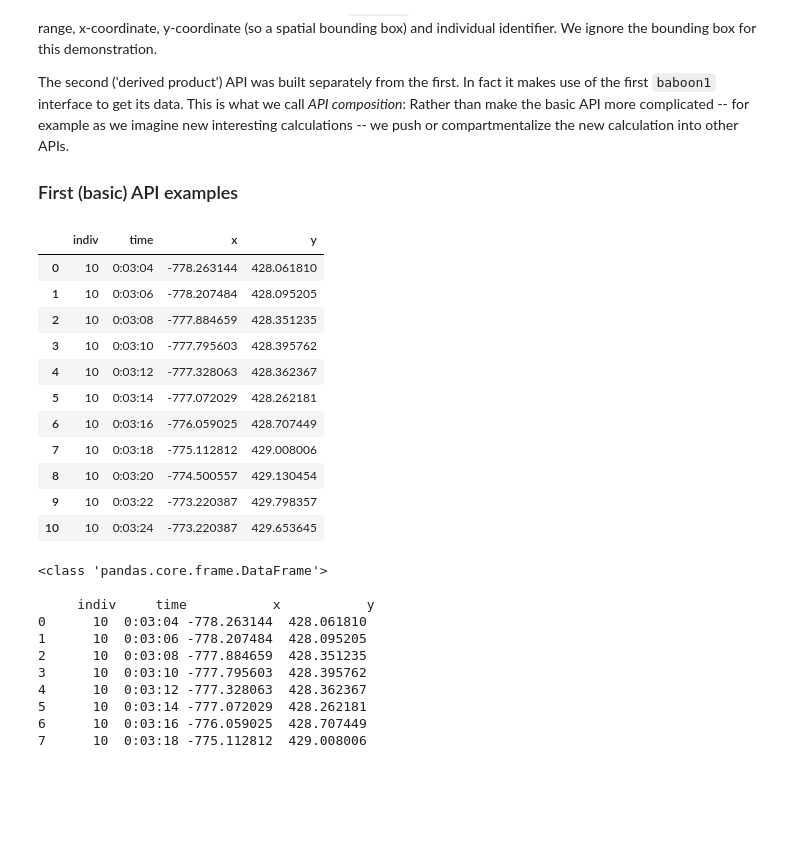
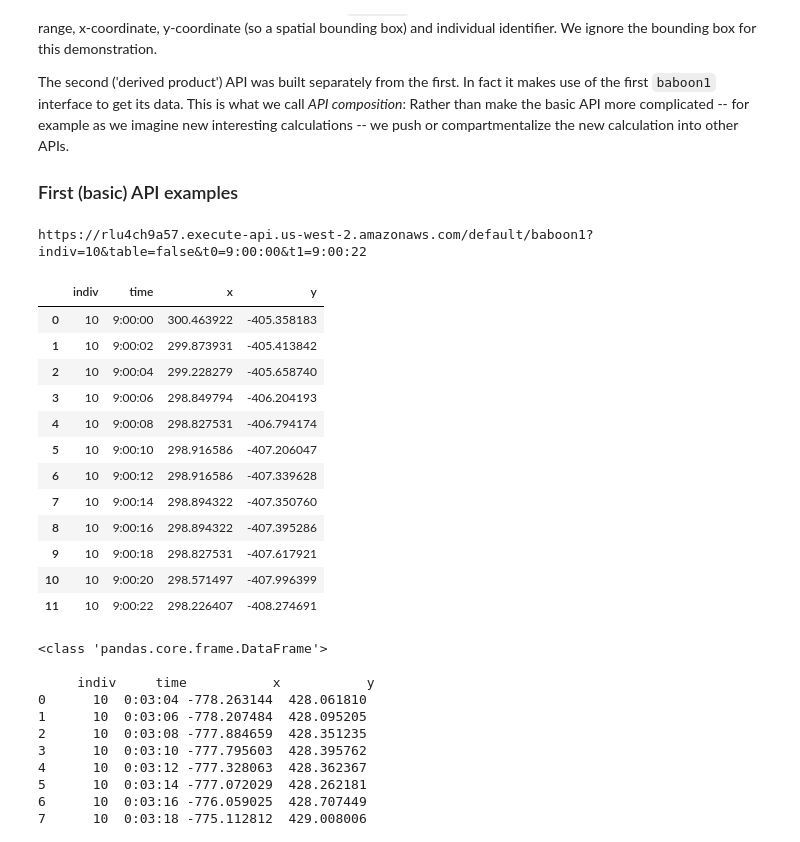
Before and after one commit to robfatland/zero2x, a Jupyter notebook: Zero2APIClient.ipynb, the cells around one changed output. Cells and saved outputs as stored; diff of their text form; code cells hidden in the pictures; blank space fills up the shorter version.

Commit message:
add 5min 1day data moi moi n n s

```diff
--- a/Zero2APIClient.ipynb
+++ b/Zero2APIClient.ipynb
@@ -29,29 +29,30 @@ import requests
 # %%
 # use the 'baboons1' interface to get 11 rows of data
 
 indiv = 10              # there are at least 38 GPS collars; we have here data for only 26 of them
 table = 'false'         # tabular data flag false means 'send the result as JSON'
-t0 = '0:02:52'          # Time range begins at 2 minutes 52 seconds; duration 32 seconds
-t1 = '0:03:24'          #   but only 22 seconds of data are returned
+t0 = '9:00:00'          # Time range begins at 2 minutes 52 seconds; duration 32 seconds
+t1 = '9:00:22'          #   but only 22 seconds of data are returned
 
 baseURL = 'https://rlu4ch9a57.execute-api.us-west-2.amazonaws.com/default/baboon1'
 url     = baseURL + '?indiv={}&table={}&t0={}&t1={}'.format(indiv,table,t0,t1)
-
 a=pd.read_json(url)     # the url contains the details of the query; issued here
 a                       # the response is a pandas DataFrame with 11 rows of data
 # %% [output]
+https://rlu4ch9a57.execute-api.us-west-2.amazonaws.com/default/baboon1?indiv=10&table=false&t0=9:00:00&t1=9:00:22
 |  | indiv | time | x | y |
-| 0 | 10 | 0:03:04 | -778.263144 | 428.061810 |
-| 1 | 10 | 0:03:06 | -778.207484 | 428.095205 |
-| 2 | 10 | 0:03:08 | -777.884659 | 428.351235 |
-| 3 | 10 | 0:03:10 | -777.795603 | 428.395762 |
-| 4 | 10 | 0:03:12 | -777.328063 | 428.362367 |
-| 5 | 10 | 0:03:14 | -777.072029 | 428.262181 |
-| 6 | 10 | 0:03:16 | -776.059025 | 428.707449 |
-| 7 | 10 | 0:03:18 | -775.112812 | 429.008006 |
-| 8 | 10 | 0:03:20 | -774.500557 | 429.130454 |
-| 9 | 10 | 0:03:22 | -773.220387 | 429.798357 |
-| 10 | 10 | 0:03:24 | -773.220387 | 429.653645 |
+| 0 | 10 | 9:00:00 | 300.463922 | -405.358183 |
+| 1 | 10 | 9:00:02 | 299.873931 | -405.413842 |
+| 2 | 10 | 9:00:04 | 299.228279 | -405.658740 |
+| 3 | 10 | 9:00:06 | 298.849794 | -406.204193 |
+| 4 | 10 | 9:00:08 | 298.827531 | -406.794174 |
+| 5 | 10 | 9:00:10 | 298.916586 | -407.206047 |
+| 6 | 10 | 9:00:12 | 298.916586 | -407.339628 |
+| 7 | 10 | 9:00:14 | 298.894322 | -407.350760 |
+| 8 | 10 | 9:00:16 | 298.894322 | -407.395286 |
+| 9 | 10 | 9:00:18 | 298.827531 | -407.617921 |
+| 10 | 10 | 9:00:20 | 298.571497 | -407.996399 |
+| 11 | 10 | 9:00:22 | 298.226407 | -408.274691 |
 # %%
 # This illustrates some pandas DataFrame attributes
 
```
Also changed, not shown: parts of 5 cells of this notebook, 3 other files.
